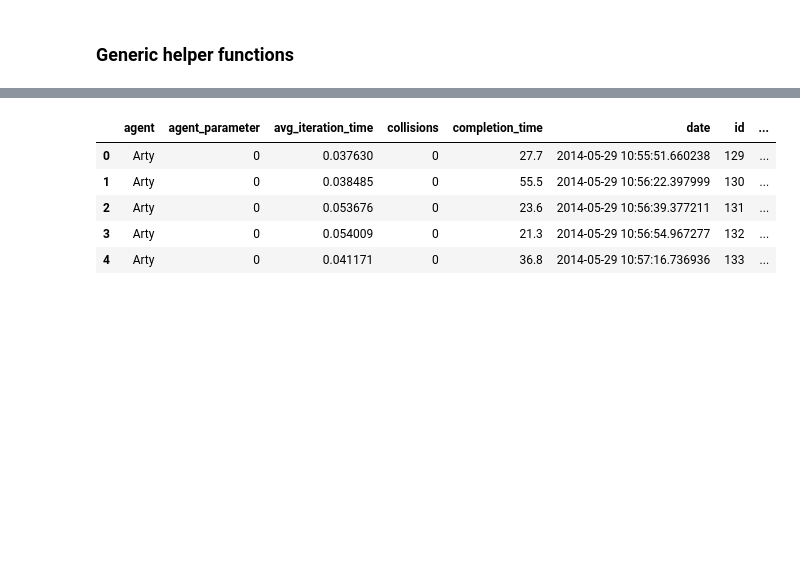
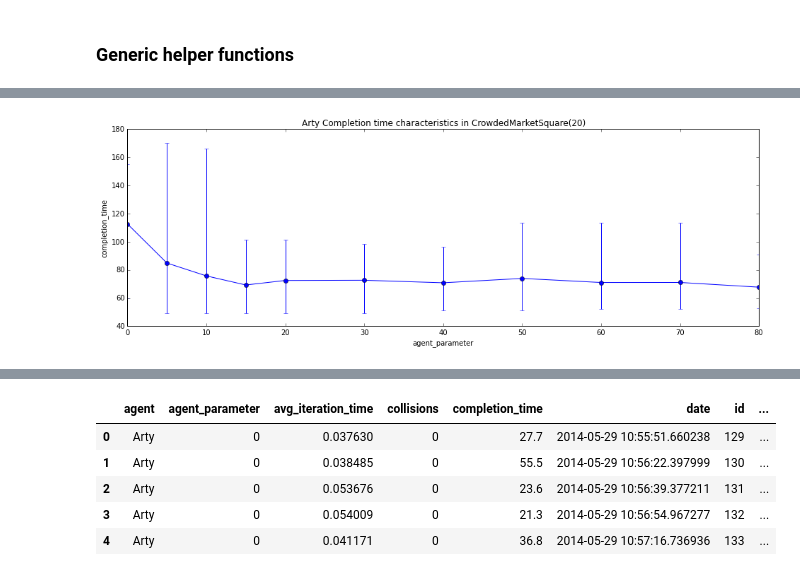
Before and after one commit to freider/keiro, a Jupyter notebook: Plots.ipynb, the cells around one changed output, grey strips where cells are left out. Cells and saved outputs as stored; diff of their text form; code cells hidden in the pictures; blank space fills up the shorter version.

```diff
--- a/Plots.ipynb
+++ b/Plots.ipynb
@@ -57,0 +105,13 @@ Effect of global roadmap size on completion time and computational complexity
+# %%
+arty_crowded_market_square = get_data(
+    scenario="CrowdedMarketSquare",
+    scenario_parameter=20,
+    agent="Arty",
+    revision__startswith="caf33b"
+)
+assert data_is_valid(arty_market_square)
+# %%
+plot_min_max_avg(arty_crowded_market_square, "agent_parameter", "completion_time",
+                 title="Arty Completion time characteristics in CrowdedMarketSquare(20)")
+# %% [output]
+[figure, added]
```
Also changed, not shown: parts of 18 cells of this notebook.
